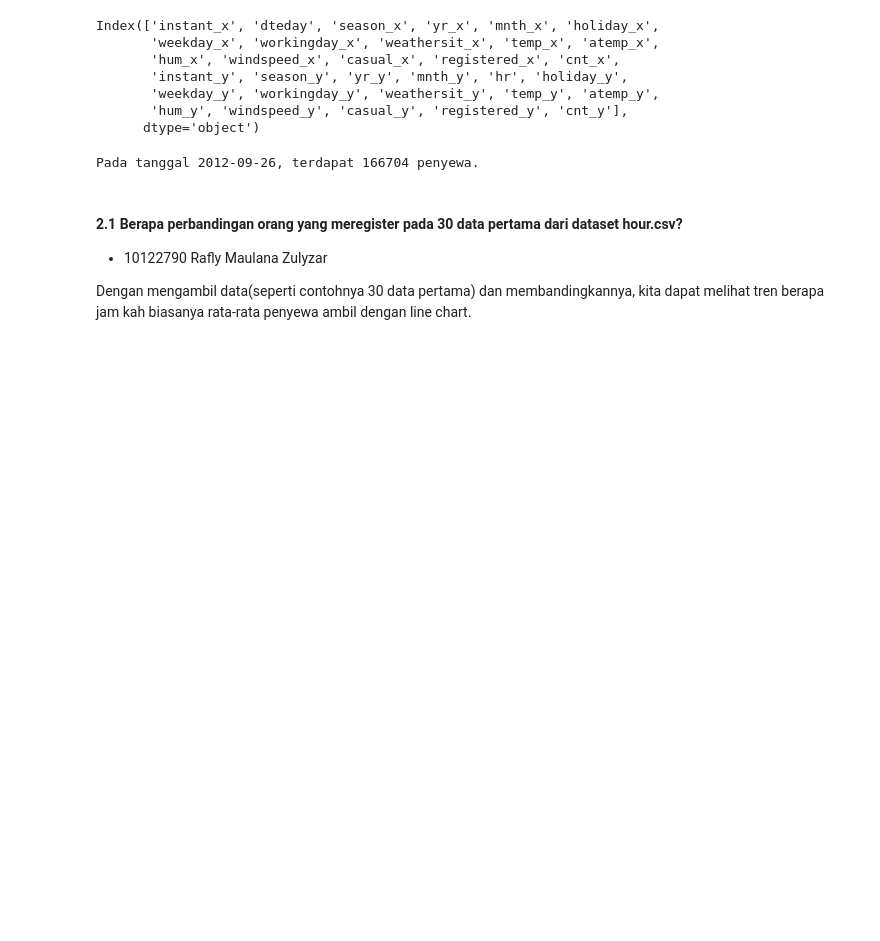
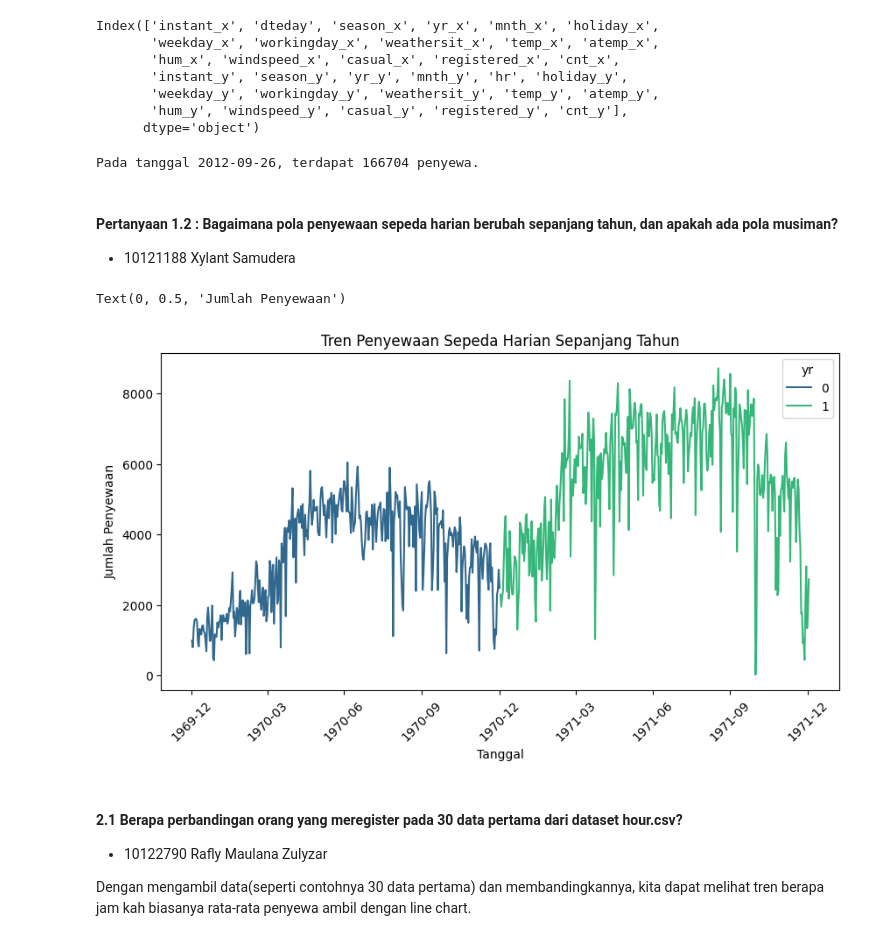
Before and after one commit to RaflyMZ/VisualisasiSewaSepeda, a Jupyter notebook: AnalisisData.ipynb, the cells around one changed output. Cells and saved outputs as stored; diff of their text form; code cells hidden in the pictures; blank space fills up the shorter version.

```diff
--- a/AnalisisData.ipynb
+++ b/AnalisisData.ipynb
@@ -319,6 +282,26 @@ jumlah_penyewaan_terbanyak = total_penyewaan_per_tanggal.max()
 print(f"Pada tanggal {tanggal_terbanyak}, terdapat {jumlah_penyewaan_terbanyak} penyewa.")
 # %% [output]
 Pada tanggal 2012-09-26, terdapat 166704 penyewa.
+# %% [markdown]
+#### Pertanyaan 1.2 : Bagaimana pola penyewaan sepeda harian berubah sepanjang tahun, dan apakah ada pola musiman?
+
+- 10121188 Xylant Samudera
+# %%
+import matplotlib.pyplot as plt
+import seaborn as sns
+import matplotlib.dates as mdates  # Impor modul
+
+plt.figure(figsize=(10, 5))
+sns.lineplot(data=data_hari, x='dteday', y='cnt', hue='yr', palette="viridis")
+plt.gca().xaxis.set_major_formatter(mdates.DateFormatter('%Y-%m'))  # format tanggal
+plt.gca().xaxis.set_major_locator(mdates.MonthLocator(bymonthday=-1, interval=3))  # label untuk tiap 3 bulan
+plt.xticks(rotation=45) #readability
+plt.title("Tren Penyewaan Sepeda Harian Sepanjang Tahun")
+plt.xlabel("Tanggal")
+plt.ylabel("Jumlah Penyewaan")
+# %% [output]
+Text(0, 0.5, 'Jumlah Penyewaan')
+[figure, added]
 # %% [markdown]
 #### 2.1 Berapa perbandingan orang yang meregister pada 30 data pertama dari dataset hour.csv?
  - 10122790 Rafly Maulana Zulyzar
```
Also changed, not shown: parts of 15 cells of this notebook.
